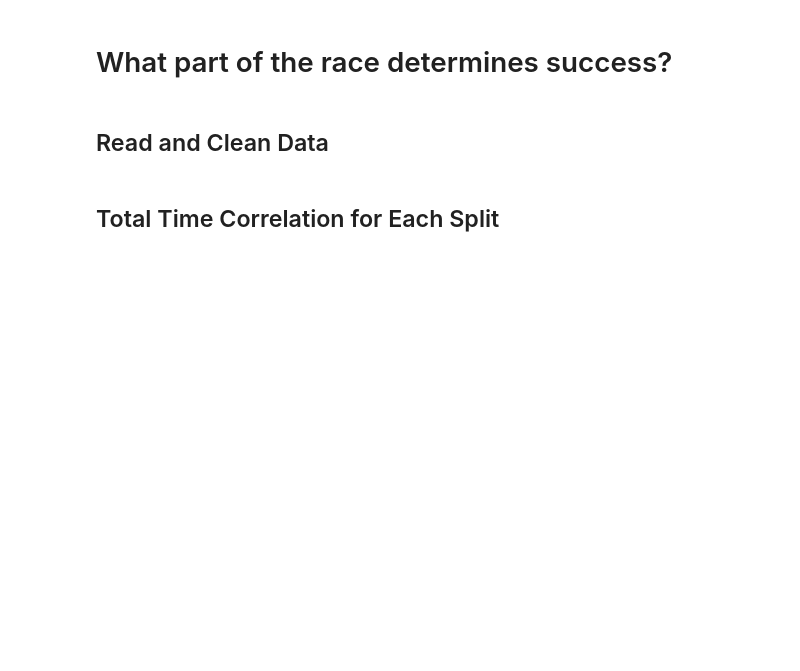
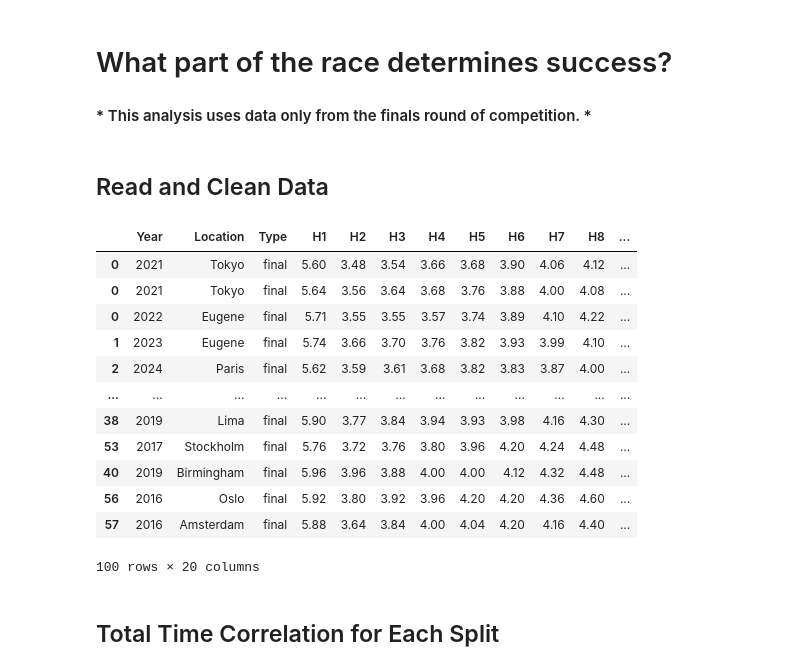
Before and after one commit to emeraldEAGLE888/Hurdles_Analysis, a Jupyter notebook: Analyses/SplitTimeCorrelation.ipynb, the cells around one changed output. Saved outputs shown, nothing was run; the diff lists cells and outputs as text; code cells hidden in the pictures; blank space fills up the shorter version.

```diff
--- a/Analyses/SplitTimeCorrelation.ipynb
+++ b/Analyses/SplitTimeCorrelation.ipynb
@@ -1,5 +1,6 @@
 # %% [markdown]
 # What part of the race determines success?
+#### * This analysis uses data only from the finals round of competition. *
 # %% [markdown]
 ## Read and Clean Data
 # %%
@@ -13,33 +14,49 @@ from scipy.stats import linregress
 from matplotlib.ticker import FormatStrFormatter
 sns.set_theme(style='ticks')
 
 # Separating and Reading Data
 
 xlsx = pd.ExcelFile('Track_Project.xlsx')
 df_warholm_s = pd.read_excel(xlsx, sheet_name='W_Splits')
 df_benjamin_s = pd.read_excel(xlsx, sheet_name='B_Splits')
 df_dossantos_s = pd.read_excel(xlsx, sheet_name='DS_Splits')
 df_warholm_c = pd.read_excel(xlsx, sheet_name='W_Cumulative')
 df_benjamin_c = pd.read_excel(xlsx, sheet_name='B_Cumulative')
 df_dossantos_c = pd.read_excel(xlsx, sheet_name='DS_Cumulative')
 
 df_w_splits = df_warholm_s.copy().assign(Athlete='Warholm')
 df_b_splits = df_benjamin_s.copy().assign(Athlete='Benjamin')
 df_ds_splits = df_dossantos_s.copy().assign(Athlete='dos Santos')
 df_splits = pd.concat([df_w_splits,df_b_splits,df_ds_splits],axis=0)
 df_splits = df_splits.sort_values(by='Time')
 
 # Setting Up
 
 athlete_order = ['Warholm','Benjamin','dos Santos']
 
 all_columns = ['H1','H2','H3','H4','H5','H6','H7','H8','H9','H10','Run in']
 start_phase_columns = ['H1','H2','H3','H4']
 mid_phase_columns = ['H5','H6','H7']
 end_phase_columns = ['H8','H9','H10','Run in']
 df_splits['Start_Phase'] = df_splits[start_phase_columns].mean(axis=1)
 df_splits['Mid_Phase'] = df_splits[mid_phase_columns].mean(axis=1)
 df_splits['End_Phase'] = df_splits[end_phase_columns].mean(axis=1)
+df_splits_finals = df_splits[(df_splits['Type']=='final')]
+df_splits_finals
+# %% [output]
+|  | Year | Location | Type | H1 | H2 | H3 | H4 | H5 | H6 | H7 | H8 | ... |
+| 0 | 2021 | Tokyo | final | 5.60 | 3.48 | 3.54 | 3.66 | 3.68 | 3.90 | 4.06 | 4.12 | ... |
+| 0 | 2021 | Tokyo | final | 5.64 | 3.56 | 3.64 | 3.68 | 3.76 | 3.88 | 4.00 | 4.08 | ... |
+| 0 | 2022 | Eugene | final | 5.71 | 3.55 | 3.55 | 3.57 | 3.74 | 3.89 | 4.10 | 4.22 | ... |
+| 1 | 2023 | Eugene | final | 5.74 | 3.66 | 3.70 | 3.76 | 3.82 | 3.93 | 3.99 | 4.10 | ... |
+| 2 | 2024 | Paris | final | 5.62 | 3.59 | 3.61 | 3.68 | 3.82 | 3.83 | 3.87 | 4.00 | ... |
+| ... | ... | ... | ... | ... | ... | ... | ... | ... | ... | ... | ... | ... |
+| 38 | 2019 | Lima | final | 5.90 | 3.77 | 3.84 | 3.94 | 3.93 | 3.98 | 4.16 | 4.30 | ... |
+| 53 | 2017 | Stockholm | final | 5.76 | 3.72 | 3.76 | 3.80 | 3.96 | 4.20 | 4.24 | 4.48 | ... |
+| 40 | 2019 | Birmingham | final | 5.96 | 3.96 | 3.88 | 4.00 | 4.00 | 4.12 | 4.32 | 4.48 | ... |
+| 56 | 2016 | Oslo | final | 5.92 | 3.80 | 3.92 | 3.96 | 4.20 | 4.20 | 4.36 | 4.60 | ... |
+| 57 | 2016 | Amsterdam | final | 5.88 | 3.64 | 3.84 | 4.00 | 4.04 | 4.20 | 4.16 | 4.40 | ... |
+100 rows × 20 columns
 # %% [markdown]
 ## Total Time Correlation for Each Split
 # %%
```
Also changed, not shown: parts of 2 cells of this notebook, 13 other files.
